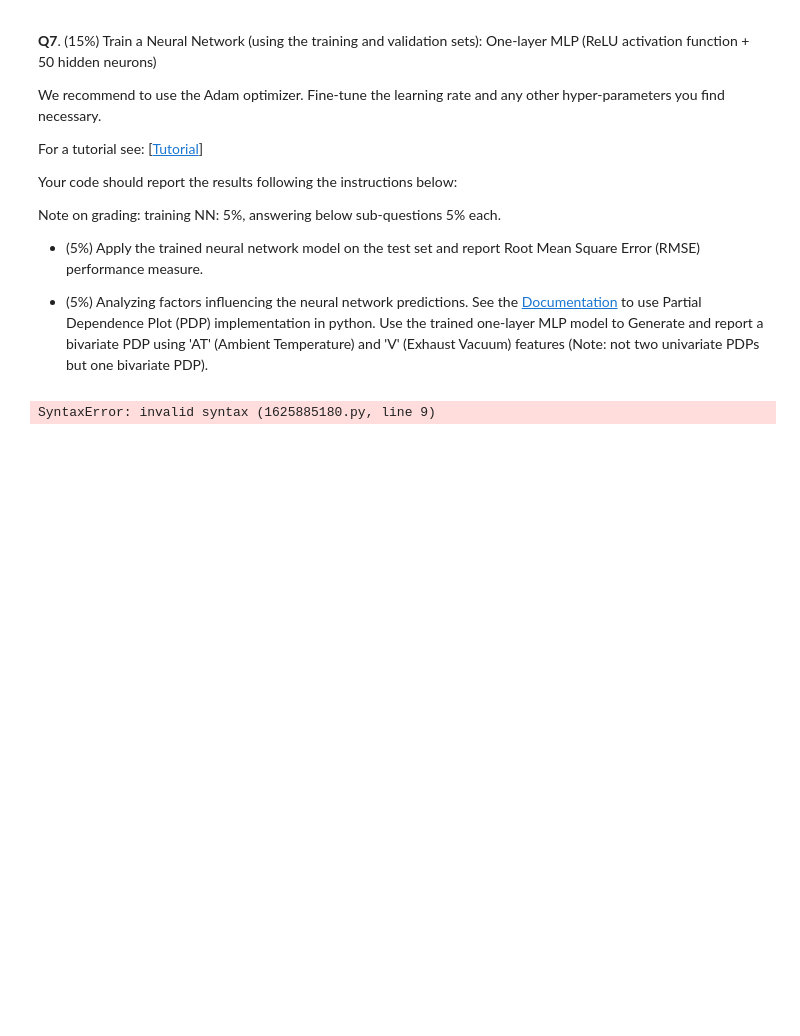
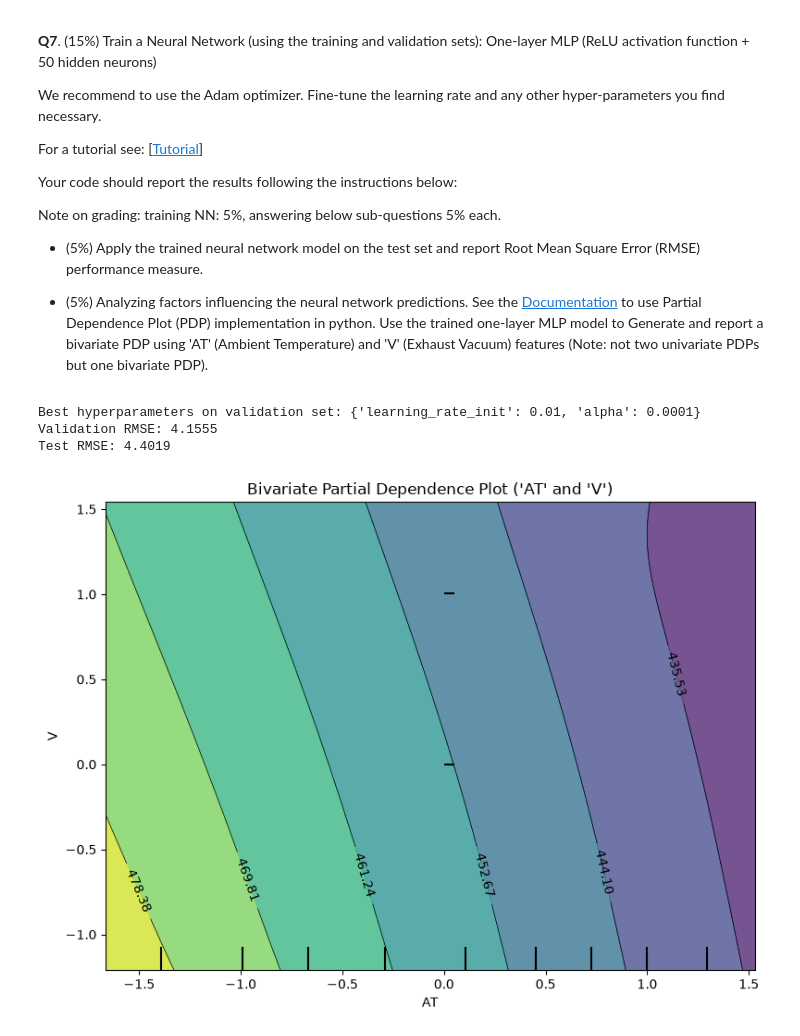
Before and after one commit to Maxouwe/MLBiihh, a Jupyter notebook: ML2026_assignment_4.ipynb, the cells around one changed output. Saved outputs shown, nothing was run; the diff lists cells and outputs as text; code cells hidden in the pictures; blank space fills up the shorter version.

```diff
--- a/ML2026_assignment_4.ipynb
+++ b/ML2026_assignment_4.ipynb
@@ -272,18 +272,66 @@ Note on grading: training NN: 5%, answering below sub-questions 5% each.
 
 * (5%) Analyzing factors influencing the neural network predictions.
 See the [Documentation](https://scikit-learn.org/stable/modules/partial_dependence.html) to use Partial Dependence Plot (PDP)  implementation in python. Use the trained one-layer MLP model to  Generate and report a bivariate PDP using 'AT' (Ambient Temperature) and 'V' (Exhaust Vacuum) features (Note: not two univariate PDPs but one bivariate PDP).
-# %%
-from sklearn.neural_network import MLPRegressor
-from sklearn.metrics import root_mean_squared_error
-from sklearn.inspection import PartialDependenceDisplay
-
-# One-layer MLP : you can use  learning_rate_init=0.001 with relu activation to get a reasonable model,
-# optimize other parameters by experimentation
-# We advice that you name variable for the mlp regressor model 'mlp_reg' so that it will be consistent
-# with the scripts to call your implementation of PFI later in Q8:
-mlp_reg= # ... your scripts here and below
-# %% [output]
-SyntaxError: invalid syntax (1625885180.py, line 9)
+# %%
+from sklearn.inspection import PartialDependenceDisplay
+from sklearn.metrics import root_mean_squared_error
+from sklearn.neural_network import MLPRegressor
+
+# One-layer MLP : you can use learning_rate_init=0.001 with relu activation to get a reasonable model,
+# optimize other parameters by experimentation
+# We advice that you name variable for the mlp regressor model 'mlp_reg' so that it will be consistent
+# with the scripts to call your implementation of PFI later in Q8:
+
+# Hyper-parameter tuning using the training and validation (dev) sets
+learning_rates = [0.001, 0.005, 0.01]
+alphas = [0.0001, 0.001, 0.01]
+
+best_val_rmse = float('inf')
+best_params = {}
+mlp_reg = None
+
+for lr in learning_rates:
+  for alpha in alphas:
+    model = MLPRegressor(
+        hidden_layer_sizes=(50,),
+        activation='relu',
+        solver='adam',
+        learning_rate_init=lr,
+        alpha=alpha,
+        max_iter=1000,
+        early_stopping=True,
+        random_state=42,
+    )
+    model.fit(train_features, train_labels)
+    val_preds = model.predict(dev_features)
+    val_rmse = root_mean_squared_error(dev_labels, val_preds)
+
+    if val_rmse < best_val_rmse:
+      best_val_rmse = val_rmse
+      best_params = {'learning_rate_init': lr, 'alpha': alpha}
+      mlp_reg = model
+
+print(f'Best hyperparameters on validation set: {best_params}')
+print(f'Validation RMSE: {best_val_rmse:.4f}')
+
+# 1. Apply the trained neural network model on the test set and report RMSE
+test_preds = mlp_reg.predict(test_features)
+test_rmse = root_mean_squared_error(test_labels, test_preds)
+print(f'Test RMSE: {test_rmse:.4f}')
+
+# 2. Generate and report a bivariate PDP using 'AT' and 'V' features
+fig, ax = plt.subplots(figsize=(8, 6))
+PartialDependenceDisplay.from_estimator(
+    mlp_reg, test_features, features=[('AT', 'V')], ax=ax
+)
+ax.set_title("Bivariate Partial Dependence Plot ('AT' and 'V')")
+plt.tight_layout()
+plt.show()
+# %% [output]
+Best hyperparameters on validation set: {'learning_rate_init': 0.01, 'alpha': 0.0001}
+Validation RMSE: 4.1555
+Test RMSE: 4.4019
+[figure, added]
 # %% [markdown]
 ### Generating Model-Agnostic Global Explanations for NN predictions
 
```
Also changed, not shown: parts of 4 cells of this notebook.
